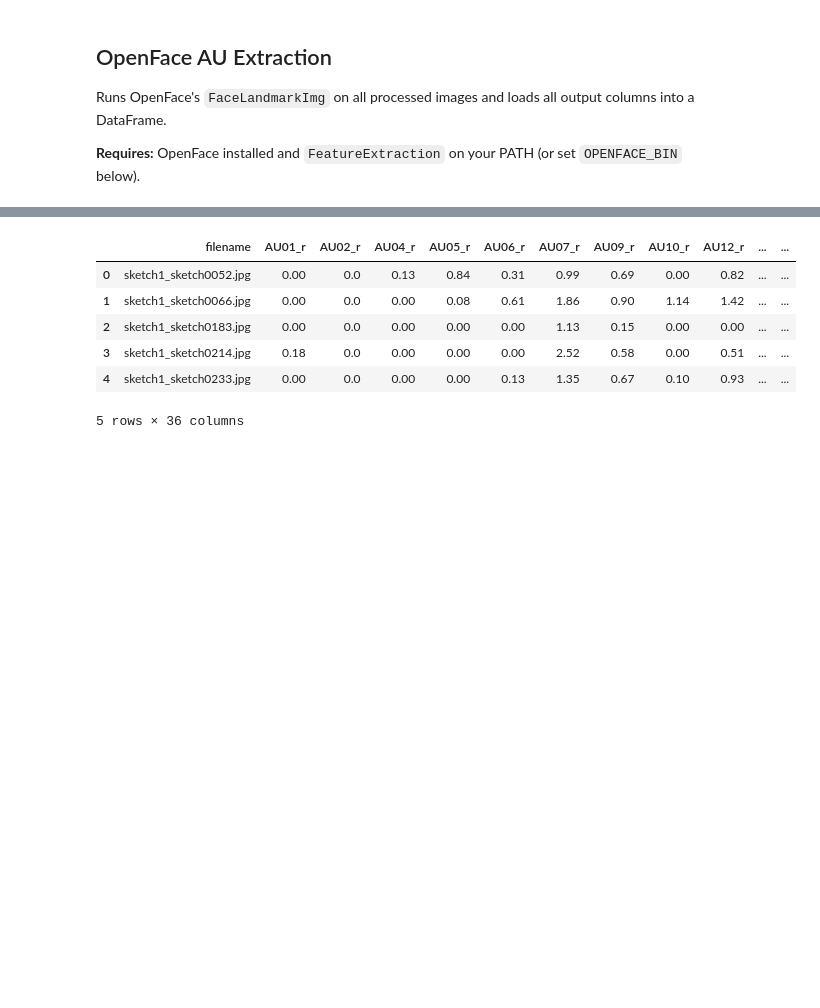
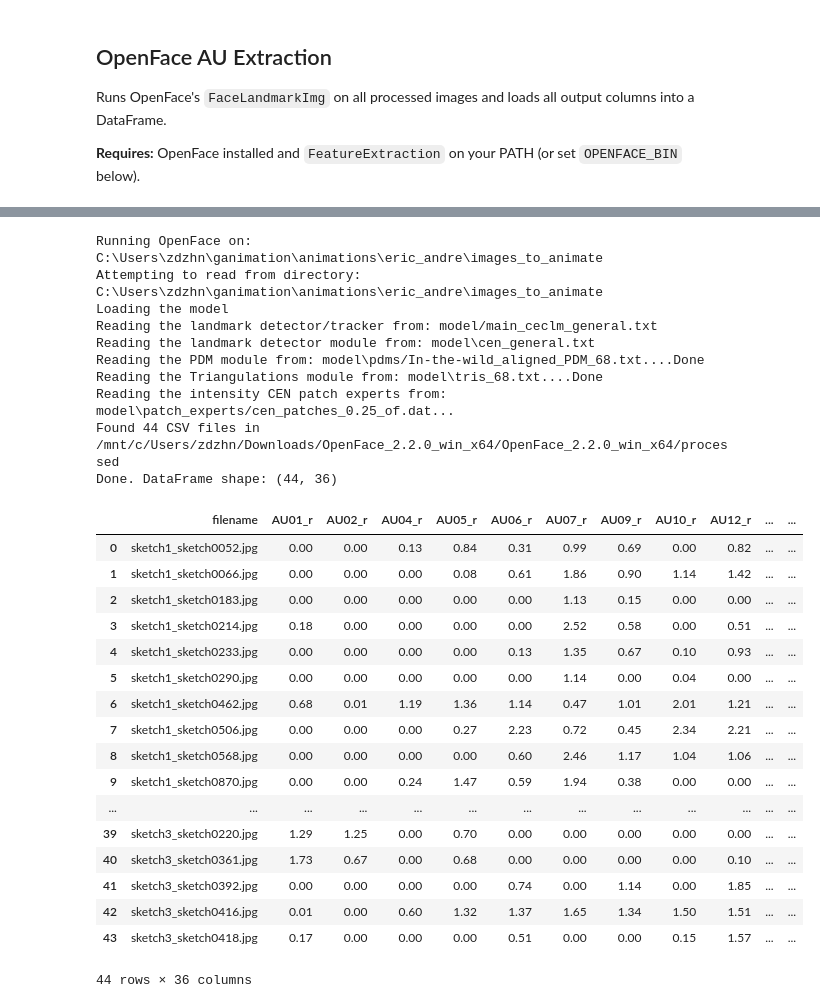
Before and after one commit to zoyaio/ganimation_tests, a Jupyter notebook: zoya_tests/initialize_data_folders.ipynb, the cells around one changed output, grey strips where cells are left out. Cells and saved outputs as stored; diff of their text form; code cells hidden in the pictures; blank space fills up the shorter version.

```diff
--- a/zoya_tests/initialize_data_folders.ipynb
+++ b/zoya_tests/initialize_data_folders.ipynb
@@ -249,10 +246,33 @@ import pandas as pd
-# %%
-au_df.head()
-# %% [output]
-|  | filename | AU01_r | AU02_r | AU04_r | AU05_r | AU06_r | AU07_r | AU09_r | AU10_r | AU12_r | ... | ... |
-| 0 | sketch1_sketch0052.jpg | 0.00 | 0.0 | 0.13 | 0.84 | 0.31 | 0.99 | 0.69 | 0.00 | 0.82 | ... | ... |
-| 1 | sketch1_sketch0066.jpg | 0.00 | 0.0 | 0.00 | 0.08 | 0.61 | 1.86 | 0.90 | 1.14 | 1.42 | ... | ... |
-| 2 | sketch1_sketch0183.jpg | 0.00 | 0.0 | 0.00 | 0.00 | 0.00 | 1.13 | 0.15 | 0.00 | 0.00 | ... | ... |
-| 3 | sketch1_sketch0214.jpg | 0.18 | 0.0 | 0.00 | 0.00 | 0.00 | 2.52 | 0.58 | 0.00 | 0.51 | ... | ... |
-| 4 | sketch1_sketch0233.jpg | 0.00 | 0.0 | 0.00 | 0.00 | 0.13 | 1.35 | 0.67 | 0.10 | 0.93 | ... | ... |
-5 rows × 36 columns
+# %%
+# Example usage:
+au_df = run_openface(r'C:\Users\zdzhn\ganimation\animations\eric_andre\images_to_animate')
+au_df
+# %% [output]
+Running OpenFace on: C:\Users\zdzhn\ganimation\animations\eric_andre\images_to_animate
+Attempting to read from directory: C:\Users\zdzhn\ganimation\animations\eric_andre\images_to_animate
+Loading the model
+Reading the landmark detector/tracker from: model/main_ceclm_general.txt
+Reading the landmark detector module from: model\cen_general.txt
+Reading the PDM module from: model\pdms/In-the-wild_aligned_PDM_68.txt....Done
+Reading the Triangulations module from: model\tris_68.txt....Done
+Reading the intensity CEN patch experts from: model\patch_experts/cen_patches_0.25_of.dat...
+Found 44 CSV files in /mnt/c/Users/zdzhn/Downloads/OpenFace_2.2.0_win_x64/OpenFace_2.2.0_win_x64/processed
+Done. DataFrame shape: (44, 36)
+|  | filename | AU01_r | AU02_r | AU04_r | AU05_r | AU06_r | AU07_r | AU09_r | AU10_r | AU12_r | ... | ... |
+| 0 | sketch1_sketch0052.jpg | 0.00 | 0.00 | 0.13 | 0.84 | 0.31 | 0.99 | 0.69 | 0.00 | 0.82 | ... | ... |
+| 1 | sketch1_sketch0066.jpg | 0.00 | 0.00 | 0.00 | 0.08 | 0.61 | 1.86 | 0.90 | 1.14 | 1.42 | ... | ... |
+| 2 | sketch1_sketch0183.jpg | 0.00 | 0.00 | 0.00 | 0.00 | 0.00 | 1.13 | 0.15 | 0.00 | 0.00 | ... | ... |
+| 3 | sketch1_sketch0214.jpg | 0.18 | 0.00 | 0.00 | 0.00 | 0.00 | 2.52 | 0.58 | 0.00 | 0.51 | ... | ... |
+| 4 | sketch1_sketch0233.jpg | 0.00 | 0.00 | 0.00 | 0.00 | 0.13 | 1.35 | 0.67 | 0.10 | 0.93 | ... | ... |
+| 5 | sketch1_sketch0290.jpg | 0.00 | 0.00 | 0.00 | 0.00 | 0.00 | 1.14 | 0.00 | 0.04 | 0.00 | ... | ... |
+| 6 | sketch1_sketch0462.jpg | 0.68 | 0.01 | 1.19 | 1.36 | 1.14 | 0.47 | 1.01 | 2.01 | 1.21 | ... | ... |
+| 7 | sketch1_sketch0506.jpg | 0.00 | 0.00 | 0.00 | 0.27 | 2.23 | 0.72 | 0.45 | 2.34 | 2.21 | ... | ... |
+| 8 | sketch1_sketch0568.jpg | 0.00 | 0.00 | 0.00 | 0.00 | 0.60 | 2.46 | 1.17 | 1.04 | 1.06 | ... | ... |
+| 9 | sketch1_sketch0870.jpg | 0.00 | 0.00 | 0.24 | 1.47 | 0.59 | 1.94 | 0.38 | 0.00 | 0.00 | ... | ... |
+| ... | ... | ... | ... | ... | ... | ... | ... | ... | ... | ... | ... | ... |
+| 39 | sketch3_sketch0220.jpg | 1.29 | 1.25 | 0.00 | 0.70 | 0.00 | 0.00 | 0.00 | 0.00 | 0.00 | ... | ... |
+| 40 | sketch3_sketch0361.jpg | 1.73 | 0.67 | 0.00 | 0.68 | 0.00 | 0.00 | 0.00 | 0.00 | 0.10 | ... | ... |
+| 41 | sketch3_sketch0392.jpg | 0.00 | 0.00 | 0.00 | 0.00 | 0.74 | 0.00 | 1.14 | 0.00 | 1.85 | ... | ... |
+| 42 | sketch3_sketch0416.jpg | 0.01 | 0.00 | 0.60 | 1.32 | 1.37 | 1.65 | 1.34 | 1.50 | 1.51 | ... | ... |
+| 43 | sketch3_sketch0418.jpg | 0.17 | 0.00 | 0.00 | 0.00 | 0.51 | 0.00 | 0.00 | 0.15 | 1.57 | ... | ... |
+44 rows × 36 columns
```
Also changed, not shown: parts of 15 cells of this notebook, 8 other files.
